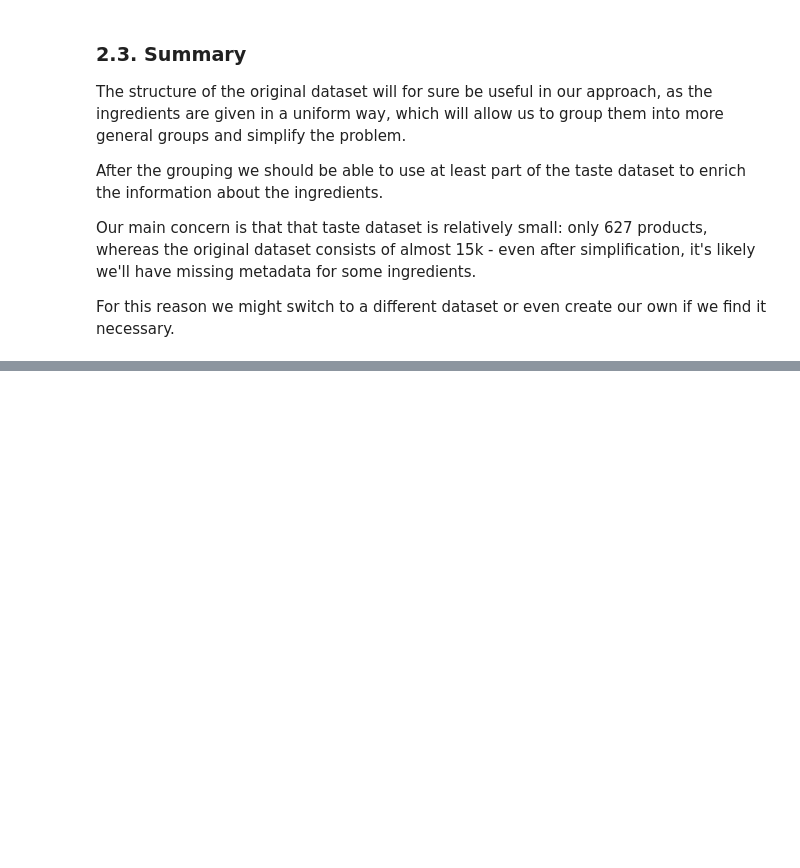
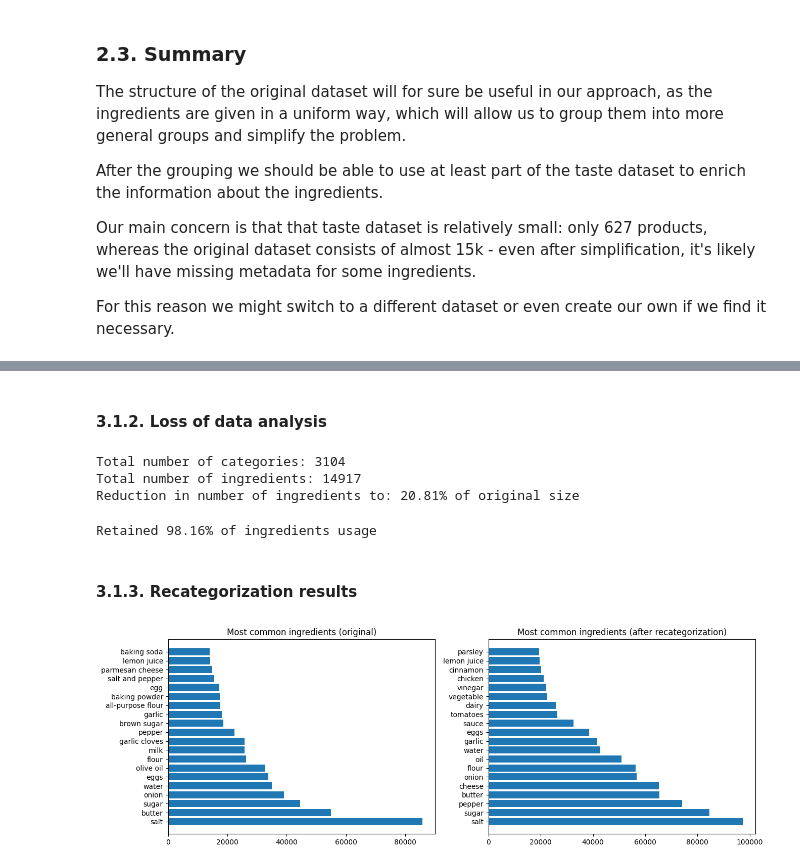
Before and after one commit to Tremirre/EaT-PIM-Revised, a Jupyter notebook: report.ipynb, the cells around one changed output, grey strips where cells are left out. Drawn from its saved outputs; the diff is of its cells as text; code cells hidden in the pictures; blank space fills up the shorter version.

Commit message:
extend report with recategorization section

```diff
--- a/report.ipynb
+++ b/report.ipynb
@@ -99,9 +100,9 @@ print("Total number of ingredients:", len(ingredient_counts))
 # %% [output]
 Total number of ingredients: 14917
 # %%
-most_common = ingredient_counts.most_common(20)
+most_common_ingredients = ingredient_counts.most_common(20)
 plt.figure(figsize=(10, 5))
-plt.barh([ingredient for ingredient, _ in most_common], [count for _, count in most_common])
+plt.barh([ingredient for ingredient, _ in most_common_ingredients], [count for _, count in most_common_ingredients])
 plt.show()
 # %% [output]
 [figure]
@@ -283,0 +340,38 @@ For this reason we might switch to a different dataset or even create our own if
+# %% [markdown]
+#### 3.1.2. Loss of data analysis
+# %%
+num_categories = len(counted_categories)
+num_ingredients = len(ingredient_counts)
+
+print("Total number of categories:", num_categories)
+print("Total number of ingredients:", num_ingredients)
+print(f"Reduction in number of ingredients to: {num_categories / num_ingredients * 100:.2f}% of original size")
+# %% [output]
+Total number of categories: 3104
+Total number of ingredients: 14917
+Reduction in number of ingredients to: 20.81% of original size
+# %%
+recategorized_ingredients = [
+    categorized_ingredients[ingredient]
+    for ingredient in itertools.chain.from_iterable(ingredients)
+    if ingredient in categorized_ingredients
+]
+
+len(recategorized_ingredients)
+print(f"Retained {len(recategorized_ingredients) / df['n_ingredients'].sum() * 100:.2f}% of ingredients usage")
+# %% [output]
+Retained 98.16% of ingredients usage
+# %% [markdown]
+#### 3.1.3. Recategorization results
+# %%
+ingredient_recounts = collections.Counter(recategorized_ingredients)
+most_common_ingredients_recategorized = ingredient_recounts.most_common(20)
+
+fig, axs = plt.subplots(1, 2, figsize=(15, 5))
+axs[0].barh([ingredient for ingredient, _ in most_common_ingredients], [count for _, count in most_common_ingredients])
+axs[0].set_title("Most common ingredients (original)")
+axs[1].barh([ingredient for ingredient, count in most_common_ingredients_recategorized if count > 1000], [count for ingredient, count in most_common_ingredients_recategorized if count > 1000])
+axs[1].set_title("Most common ingredients (after recategorization)")
+plt.show()
+# %% [output]
+[figure, added]
```
Also changed, not shown: parts of 14 cells of this notebook, 1 other file.
